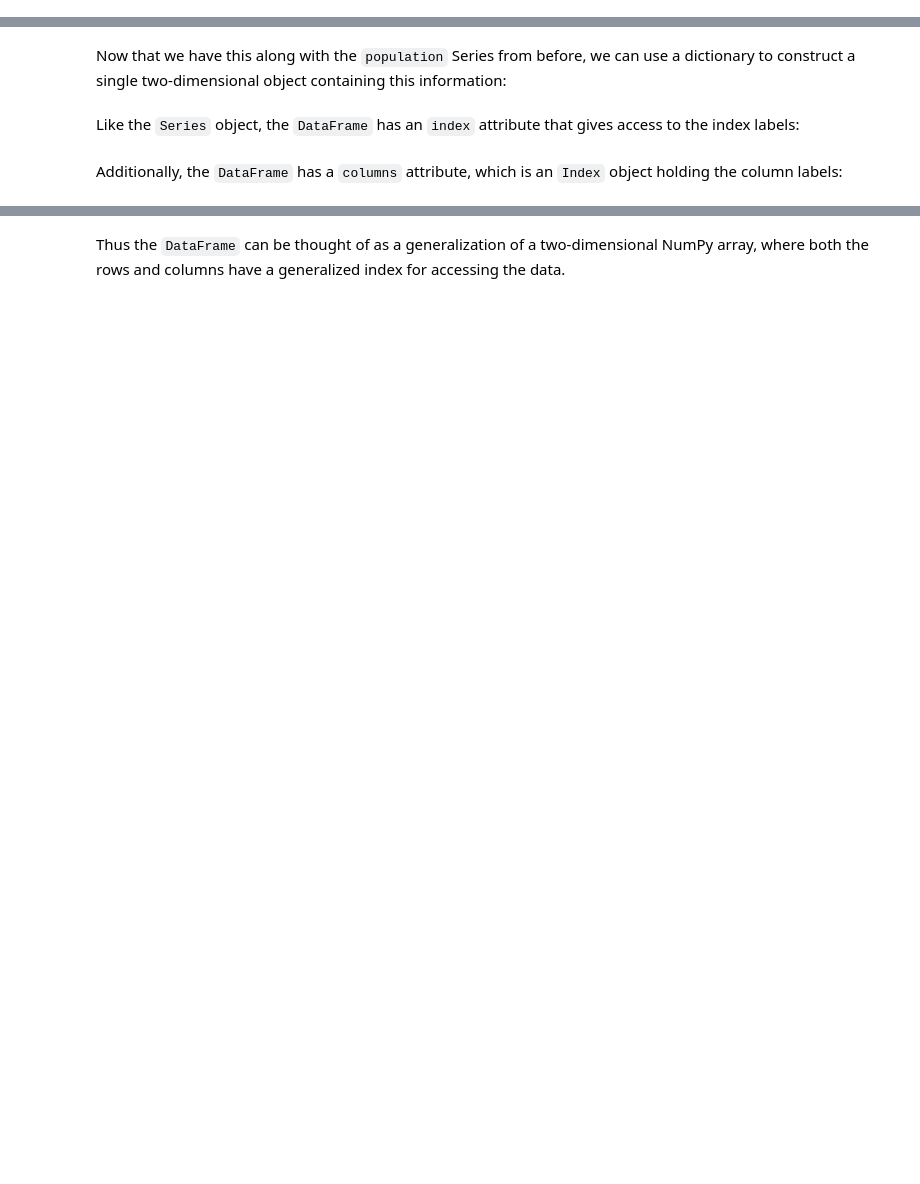
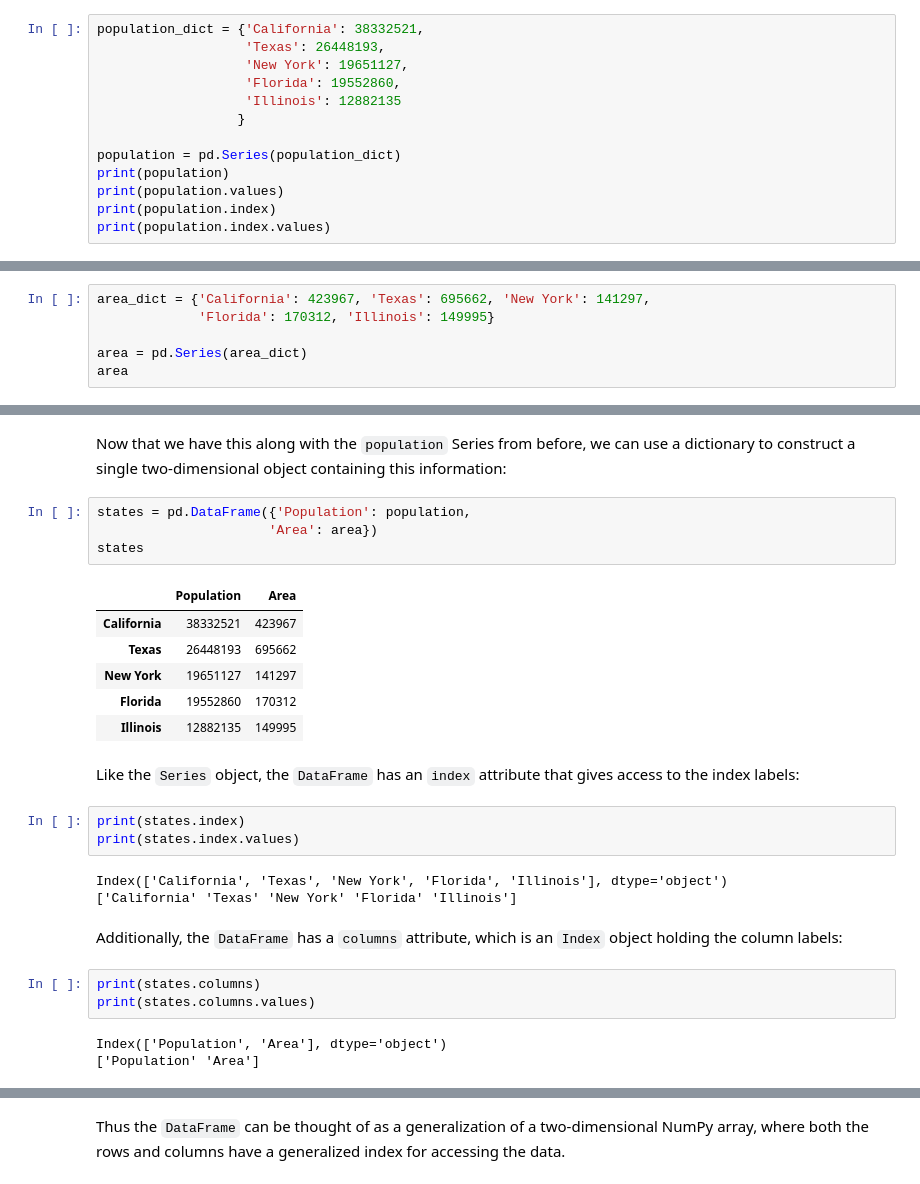
Before and after one commit to Clapiniella/thebridge, a Jupyter notebook: 1_Data_Analysis/semana_6/dia_1/IntroPandas.ipynb, the cells around one changed output, grey strips where cells are left out. Saved outputs shown, nothing was run; the diff lists cells and outputs as text; blank space fills up the shorter version.

```diff
--- a/1_Data_Analysis/semana_6/dia_1/IntroPandas.ipynb
+++ b/1_Data_Analysis/semana_6/dia_1/IntroPandas.ipynb
@@ -87,0 +240,13 @@ The ``Series``-as-dictionary analogy can be made even more clear by constructing
+# %%
+population_dict = {'California': 38332521,
+                   'Texas': 26448193,
+                   'New York': 19651127,
+                   'Florida': 19552860,
+                   'Illinois': 12882135
+                  }
+
+population = pd.Series(population_dict)
+print(population)
+print(population.values)
+print(population.index)
+print(population.index.values)
@@ -125,3 +345,9 @@ Just as you might think of a two-dimensional array as an ordered sequence of ali
 Here, by "aligned" we mean that they share the same index.
 
 To demonstrate this, let's first construct a new ``Series`` listing the area of each of the five states discussed in the previous section:
+# %%
+area_dict = {'California': 423967, 'Texas': 695662, 'New York': 141297,
+             'Florida': 170312, 'Illinois': 149995}
+
+area = pd.Series(area_dict)
+area
@@ -128,6 +370,29 @@ To demonstrate this, let's first construct a new ``Series`` listing the area of
 # %% [markdown]
 Now that we have this along with the ``population`` Series from before, we can use a dictionary to construct a single two-dimensional object containing this information:
+# %%
+states = pd.DataFrame({'Population': population,
+                      'Area': area})
+states
+# %% [output]
+|  | Population | Area |
+| California | 38332521 | 423967 |
+| Texas | 26448193 | 695662 |
+| New York | 19651127 | 141297 |
+| Florida | 19552860 | 170312 |
+| Illinois | 12882135 | 149995 |
 # %% [markdown]
 Like the ``Series`` object, the ``DataFrame`` has an ``index`` attribute that gives access to the index labels:
+# %%
+print(states.index)
+print(states.index.values)
+# %% [output]
+Index(['California', 'Texas', 'New York', 'Florida', 'Illinois'], dtype='object')
+['California' 'Texas' 'New York' 'Florida' 'Illinois']
 # %% [markdown]
 Additionally, the ``DataFrame`` has a ``columns`` attribute, which is an ``Index`` object holding the column labels:
+# %%
+print(states.columns)
+print(states.columns.values)
+# %% [output]
+Index(['Population', 'Area'], dtype='object')
+['Population' 'Area']
```
Also changed, not shown: parts of 60 cells of this notebook, 1 other file.
